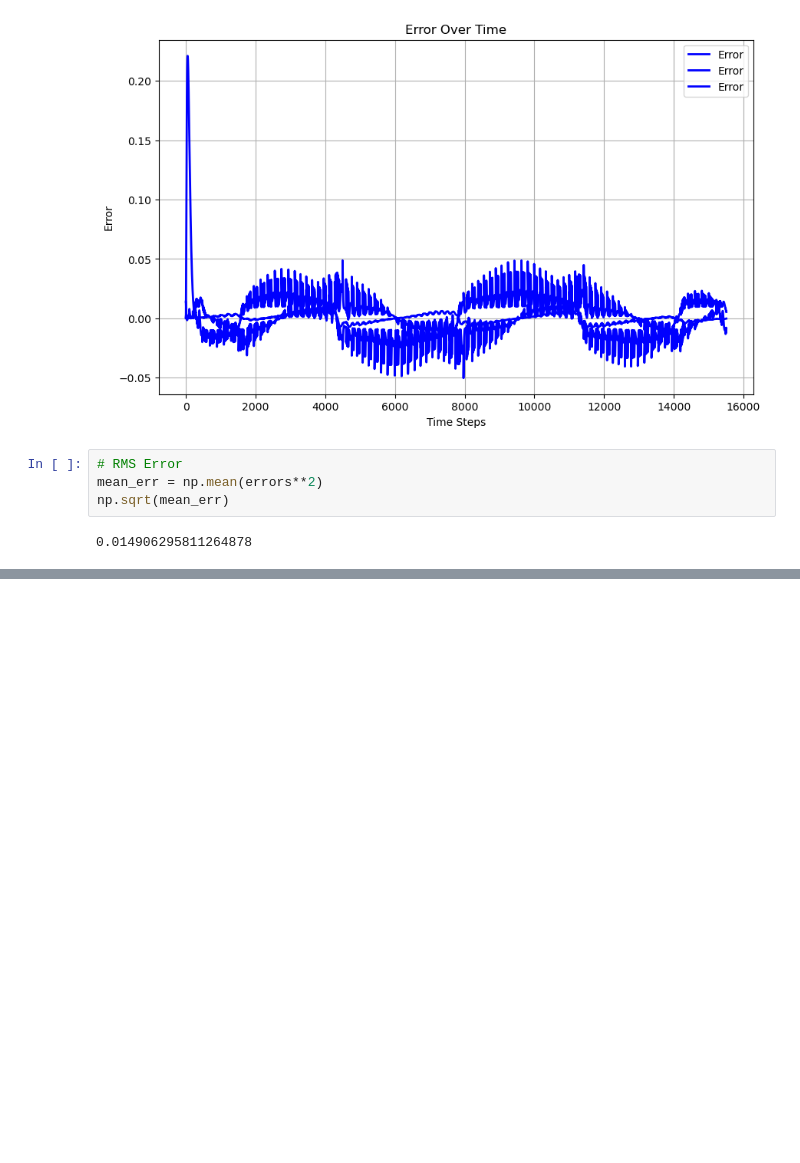
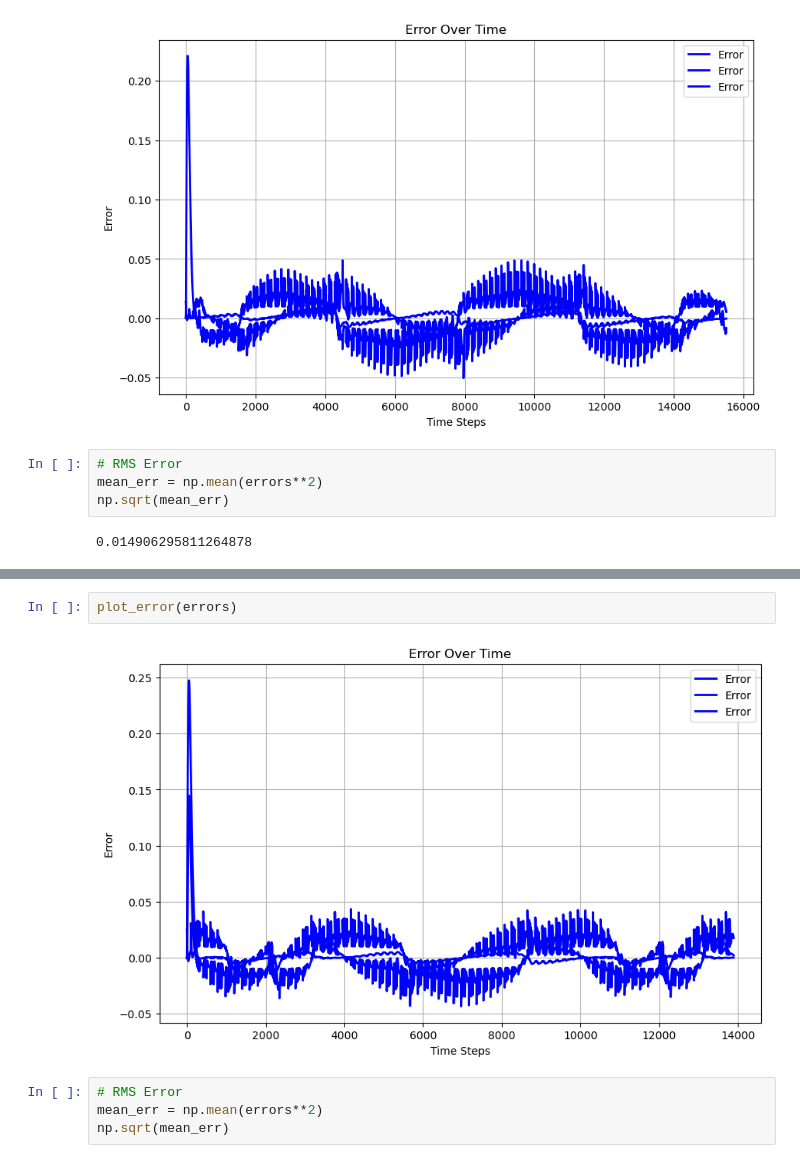
Before and after one commit to damurka5/RL_CDPR, a Jupyter notebook: notebooks/11_SB3_PPO&DDPG&TRPO_evaluation.ipynb, the cells around one changed output, grey strips where cells are left out. Saved outputs shown, nothing was run; the diff lists cells and outputs as text; blank space fills up the shorter version.

```diff
--- a/notebooks/11_SB3_PPO&DDPG&TRPO_evaluation.ipynb
+++ b/notebooks/11_SB3_PPO&DDPG&TRPO_evaluation.ipynb
@@ -1004,0 +1054,8 @@ np.sqrt(mean_err)
+# %%
+plot_error(errors)
+# %% [output]
+[figure, added]
+# %%
+# RMS Error
+mean_err = np.mean(errors**2)
+np.sqrt(mean_err)
```
Also changed, not shown: parts of 7 cells of this notebook, 2 other files.
